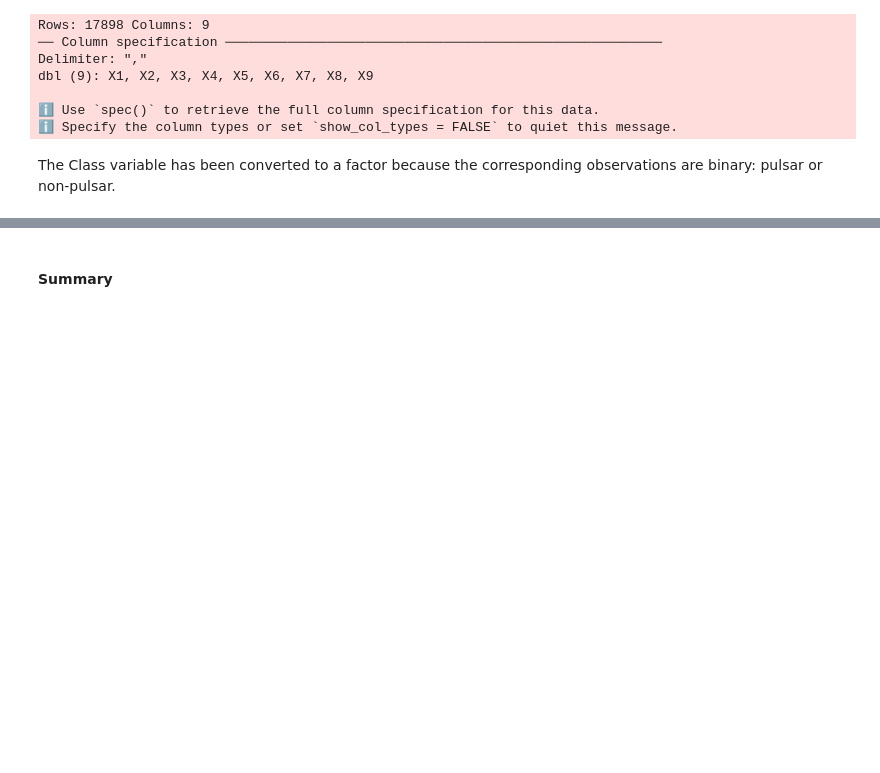
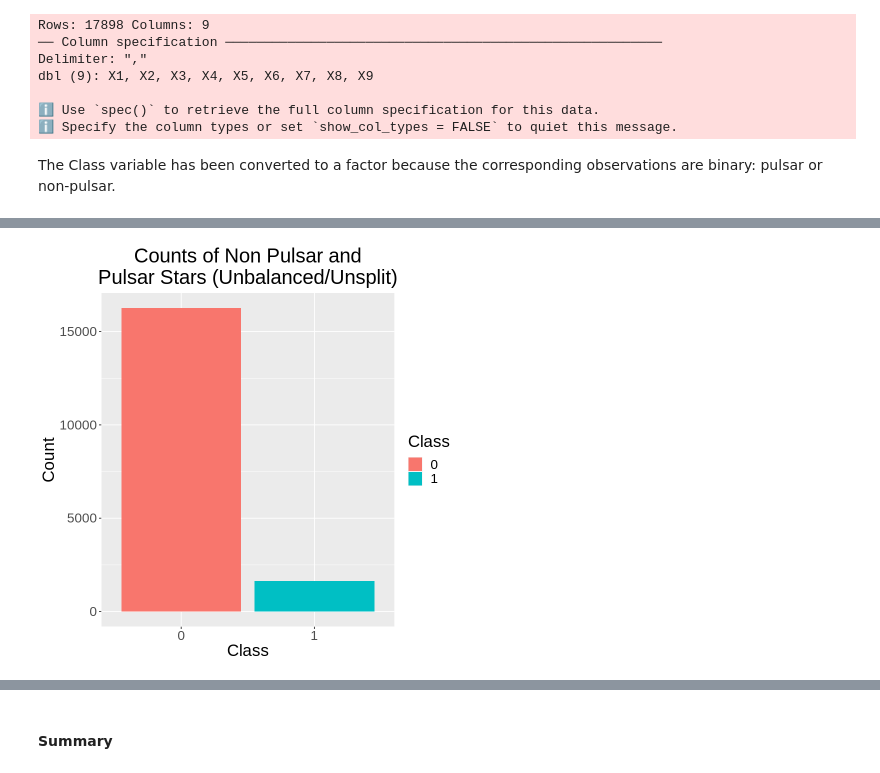
Before and after one commit to madisongill/dsci-100-2023s-group-39-section-002, a Jupyter notebook: project_proposal-Copy1.ipynb, the cells around one changed output, grey strips where cells are left out. Cells and saved outputs as stored; diff of their text form; code cells hidden in the pictures; blank space fills up the shorter version.

```diff
--- a/project_proposal-Copy1.ipynb
+++ b/project_proposal-Copy1.ipynb
@@ -89,0 +92,6 @@ select(mean, std_dev, kurt, skew, class)
+# %%
+class_count_unbalanced <- pulsar |> #summarize counts of class labels
+    group_by(class) |>
+    summarize(count = n())
+
+class_count_unbalanced
@@ -89,0 +104,15 @@ select(mean, std_dev, kurt, skew, class)
+# %%
+prop_plot <- class_count_unbalanced |> #bar graph to show proportions of classes (visual comparison)
+    ggplot(aes(x = class, y = count, fill = class)) +
+    geom_bar(stat = "identity") +
+    labs(x = "Class", y = "Count", fill = "Class") +
+    ggtitle("Counts of Non Pulsar and\nPulsar Stars (Unbalanced/Unsplit)")+
+    theme(text = element_text(size = 20)) +
+theme(plot.title = element_text(hjust = 0.5))
+
+
+
+
+prop_plot
+# %% [output]
+[figure, added]
```
Also changed, not shown: parts of 10 cells of this notebook.
